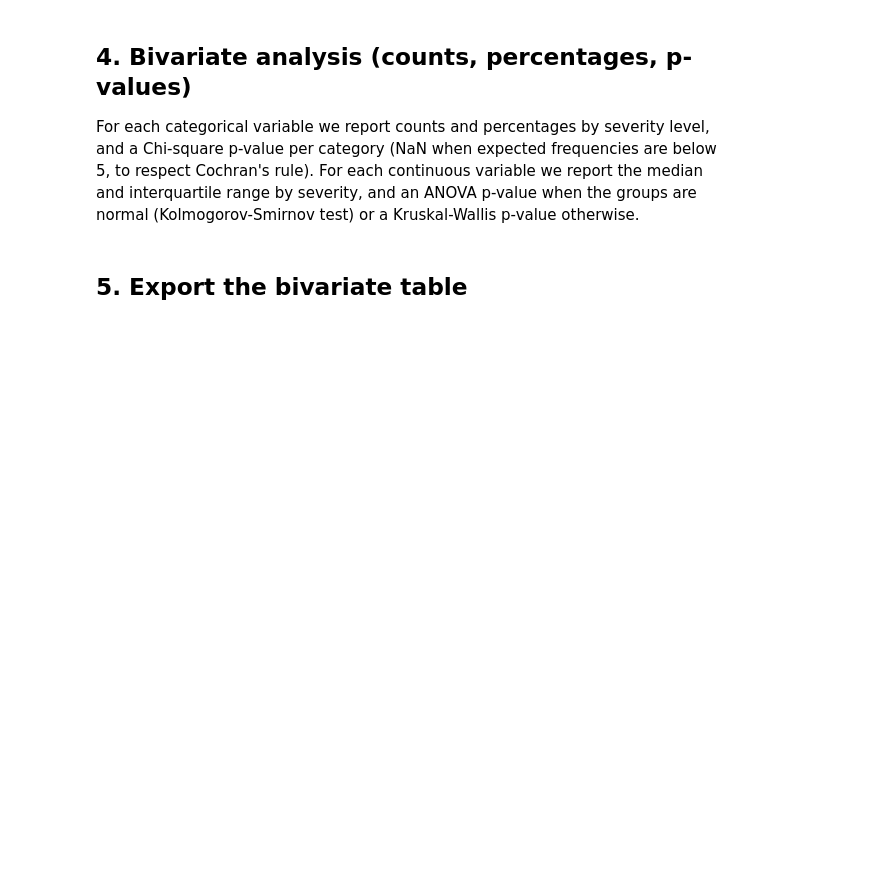
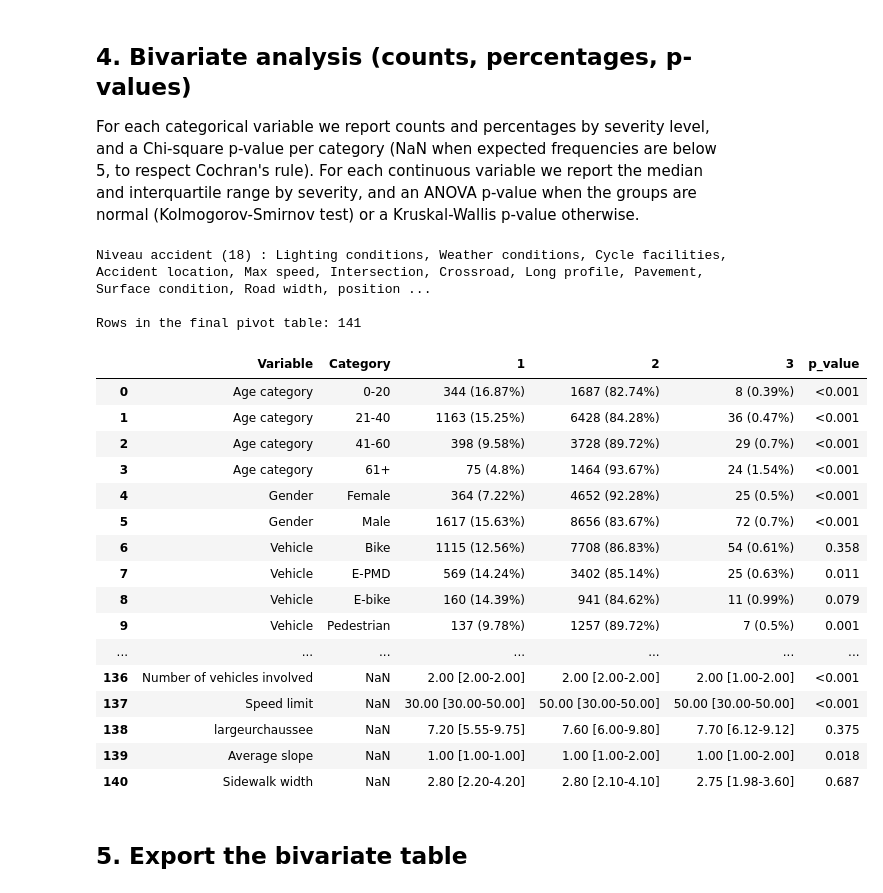
Before and after one commit to martin1207/modeling-mmv-severity, a Jupyter notebook: desc_stats_and_bivariate_test.ipynb, the cells around one changed output. Drawn from its saved outputs; the diff is of its cells as text; code cells hidden in the pictures; blank space fills up the shorter version.

```diff
--- a/desc_stats_and_bivariate_test.ipynb
+++ b/desc_stats_and_bivariate_test.ipynb
@@ -80,3 +107,33 @@ var_cont = [
+# %%
+data_acc = dataset.drop_duplicates('Num_Acc')
+
+# Trois familles de variables, et une seule regle : tout ce qui n'est pas propre
+# a l'individu ni au tiers decrit l'accident, et se compte donc une fois par
+# accident (`var_for_acc`, construit en section 4 par complement).
+
+# Propre a l'usager observe : une ligne = une personne.
+RIDER_VARS = {
+    'age', 'Age category', 'Gender', 'Vehicle', 'User category', 'Helmet',
+    'Reflective jacket', 'Trip purpose', 'Number of passengers',
+    'Maneuver', 'Point of impact',
+}
+
+# Propre aux tiers : lues en « au moins un tiers presente cette
+# caracteristique », en combinant les colonnes `_2` (premier tiers) et `_3`
+# (second). Voir SECOND_PARTY_GROUPS en section 3.
+SECOND_PARTY_VARS = {
+    'vehicle_type_2', 'vehicle_type_3', 'Vehicle_2', 'Vehicle_3',
+    'Maneuver_2', 'Maneuver_3', 'Gender_2', 'Gender_3',
+    'Point of impact_2', 'Point of impact_3',
+    'age_2', 'age_opposite_mean', 'Age category involved',
+}
+
+# Continuous variables analysed in the bivariate section.
+var_cont = [
+    'age', 'age_2', 'Number of passengers',
+    'number of involved vehicles', 'vma',
+    'surfacechaussee', 'pentemoyenne', 'largeurtrottoirdroit'
+]
 # %% [markdown]
 ## 3. Summary statistics for one-hot-encoded categorical and continuous variables
 
@@ -177,10 +316,23 @@ continuous_vars = [
     'largeurchaussee', 'pentemoyenne', 'largeurtrottoirdroit'
 ]
 
+# Tout ce qui n'est ni propre a l'usager ni propre au tiers decrit l'accident.
+# `sev` est la variable expliquee, pas un descripteur de l'accident.
+var_for_acc = [variable for variable in categorical_vars + continuous_vars
+               if variable not in RIDER_VARS
+               and variable not in SECOND_PARTY_VARS
+               and variable not in ('sev', 'severity')]
+print(f'Niveau accident ({len(var_for_acc)}) : {", ".join(var_for_acc)}\n')
+
 pivot_results = []
 
 # Categorical variables: counts/percentages and Chi-square per category.
 for var in categorical_vars:
+    if var in SECOND_PARTY_GROUPS:
+        block = any_party_block(dataset, var, SECOND_PARTY_GROUPS[var])
+        if block is not None:
+            pivot_results.append(block)
+        continue
     df = data_acc if var in var_for_acc else dataset
     counts_df = count_by_severity(df, var)
     pivot_df = counts_df.pivot(index=var, columns='severity',
@@ -205,33 +357,54 @@ for var in continuous_vars:
     stats_df['median_iqr'] = stats_df.apply(
         lambda row: f"{row['median']:.2f} [{row['q1']:.2f}-{row['q3']:.2f}]", axis=1
     )
     stats_df = stats_df[['severity', 'median_iqr']].set_index('severity').T
     stats_df.columns = [1, 2, 3]
     stats_df['Variable'] = var
     stats_df['p_value'] = compare_continuous_variable(df, 'severity', var)
     pivot_results.append(stats_df)
 
 final_pivot_df = pd.concat(pivot_results, ignore_index=True)
 cols_order = ['Variable', 'Category'] + [c for c in final_pivot_df.columns
                                           if c not in ['Variable', 'Category']]
 final_pivot_df = final_pivot_df[cols_order]
 
 # Rename a few raw column names for the printed/exported table.
 final_pivot_df = final_pivot_df.replace({
     'vehicle_type_2': 'Third-party vehicle type',
     'Maneuver_2': 'Third-party maneuver',
     'Gender_2': 'Third-party gender',
     'Point of impact_opposite': 'Third-party impact location',
     'vma': 'Speed limit',
     'surfacechaussee': 'Road surface width',
     'pentemoyenne': 'Average slope',
     'largeurtrottoirdroit': 'Sidewalk width',
     'age': 'Individual age',
     'number of involved vehicles': 'Number of vehicles involved',
 })
 
 print(f'Rows in the final pivot table: {len(final_pivot_df)}')
 final_pivot_df
+# %% [output]
+Niveau accident (18) : Lighting conditions, Weather conditions, Cycle facilities, Accident location, Max speed, Intersection, Crossroad, Long profile, Pavement, Surface condition, Road width, position ...
+
+Rows in the final pivot table: 141
+|  | Variable | Category | 1 | 2 | 3 | p_value |
+| 0 | Age category | 0-20 | 344 (16.87%) | 1687 (82.74%) | 8 (0.39%) | <0.001 |
+| 1 | Age category | 21-40 | 1163 (15.25%) | 6428 (84.28%) | 36 (0.47%) | <0.001 |
+| 2 | Age category | 41-60 | 398 (9.58%) | 3728 (89.72%) | 29 (0.7%) | <0.001 |
+| 3 | Age category | 61+ | 75 (4.8%) | 1464 (93.67%) | 24 (1.54%) | <0.001 |
+| 4 | Gender | Female | 364 (7.22%) | 4652 (92.28%) | 25 (0.5%) | <0.001 |
+| 5 | Gender | Male | 1617 (15.63%) | 8656 (83.67%) | 72 (0.7%) | <0.001 |
+| 6 | Vehicle | Bike | 1115 (12.56%) | 7708 (86.83%) | 54 (0.61%) | 0.358 |
+| 7 | Vehicle | E-PMD | 569 (14.24%) | 3402 (85.14%) | 25 (0.63%) | 0.011 |
+| 8 | Vehicle | E-bike | 160 (14.39%) | 941 (84.62%) | 11 (0.99%) | 0.079 |
+| 9 | Vehicle | Pedestrian | 137 (9.78%) | 1257 (89.72%) | 7 (0.5%) | 0.001 |
+| ... | ... | ... | ... | ... | ... | ... |
+| 136 | Number of vehicles involved | NaN | 2.00 [2.00-2.00] | 2.00 [2.00-2.00] | 2.00 [1.00-2.00] | <0.001 |
+| 137 | Speed limit | NaN | 30.00 [30.00-50.00] | 50.00 [30.00-50.00] | 50.00 [30.00-50.00] | <0.001 |
+| 138 | largeurchaussee | NaN | 7.20 [5.55-9.75] | 7.60 [6.00-9.80] | 7.70 [6.12-9.12] | 0.375 |
+| 139 | Average slope | NaN | 1.00 [1.00-1.00] | 1.00 [1.00-2.00] | 1.00 [1.00-2.00] | 0.018 |
+| 140 | Sidewalk width | NaN | 2.80 [2.20-4.20] | 2.80 [2.10-4.10] | 2.75 [1.98-3.60] | 0.687 |
 # %% [markdown]
 ## 5. Export the bivariate table
 # %%
```
Also changed, not shown: parts of 18 cells of this notebook, 2 other files.
